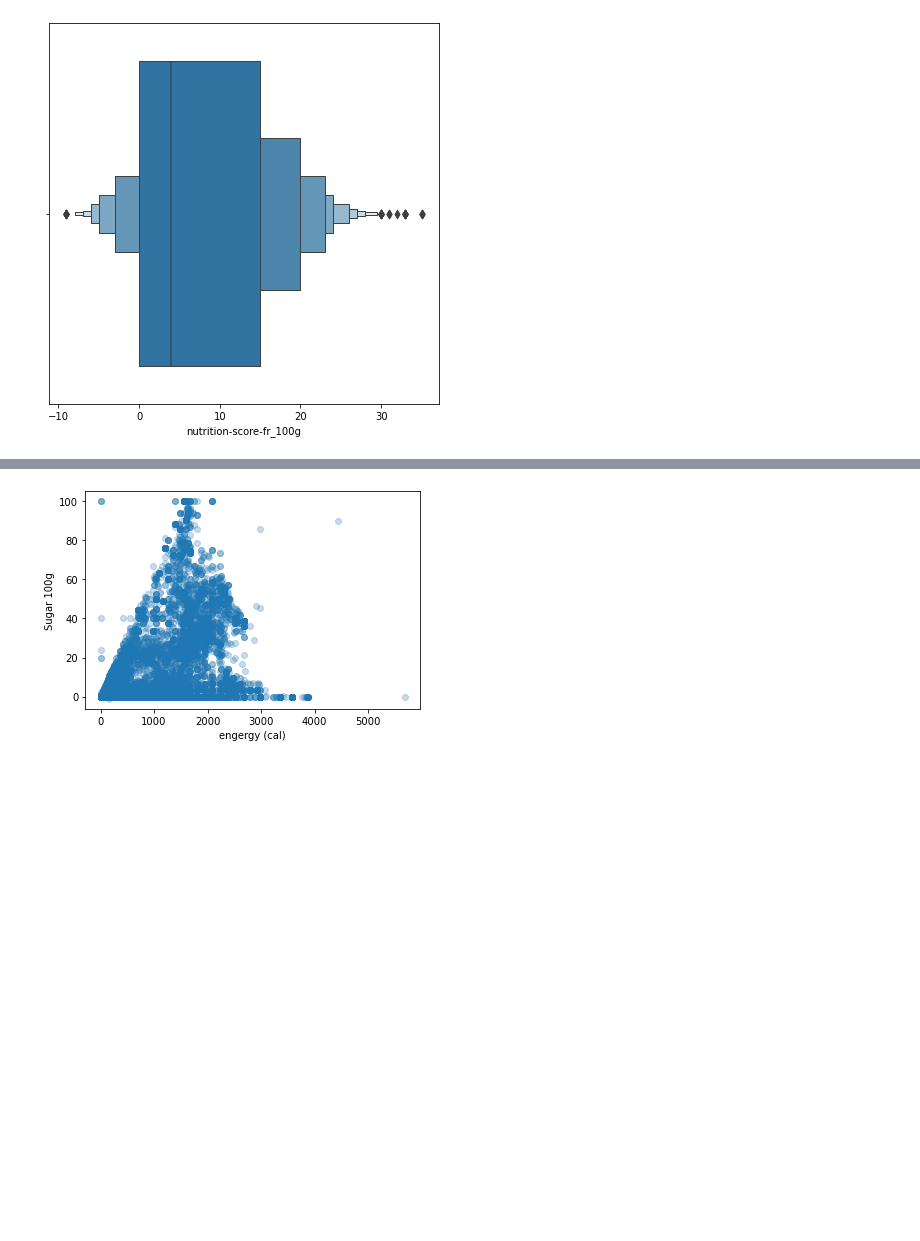
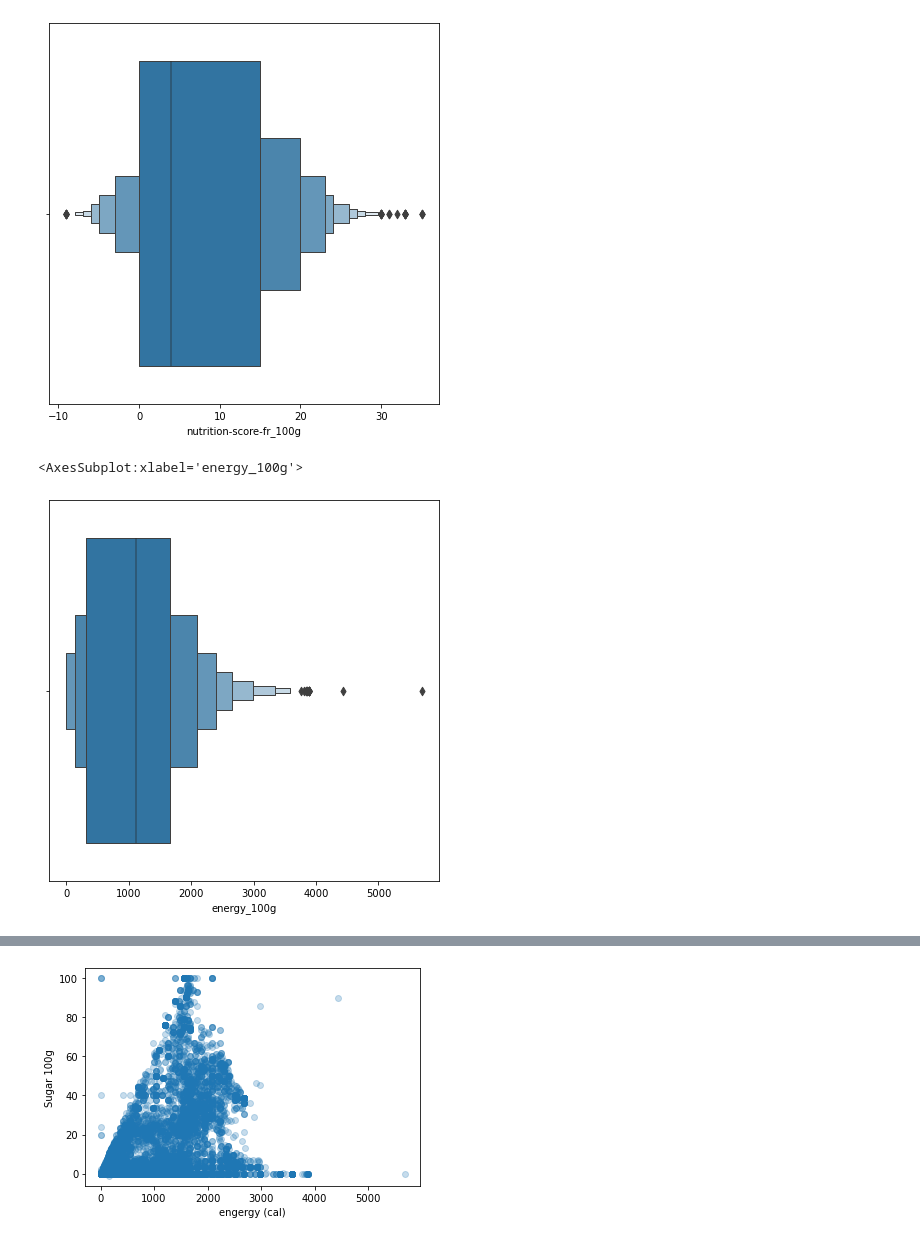
Before and after one commit to phuangkaeo/Food-Fact, a Jupyter notebook: Data Visualization.ipynb, the cells around one changed output, grey strips where cells are left out. Cells and saved outputs as stored; diff of their text form; code cells hidden in the pictures; blank space fills up the shorter version.

```diff
--- a/Data Visualization.ipynb
+++ b/Data Visualization.ipynb
@@ -68,6 +63,14 @@ sns.boxenplot(x = df["nutrition-score-fr_100g"], k_depth='proportion')
 # %% [output]
 <AxesSubplot:xlabel='nutrition-score-fr_100g'>
 [figure]
+# %%
+#Density of Energy
+
+plt.figure(figsize = (7,7))
+sns.boxenplot(x = df["energy_100g"], k_depth='proportion')
+# %% [output]
+<AxesSubplot:xlabel='energy_100g'>
+[figure, added]
 # %%
 ax=df["energy_100g"].hist(density=True,bins=10)
 # %% [output]
```
Also changed, not shown: parts of 16 cells of this notebook.
